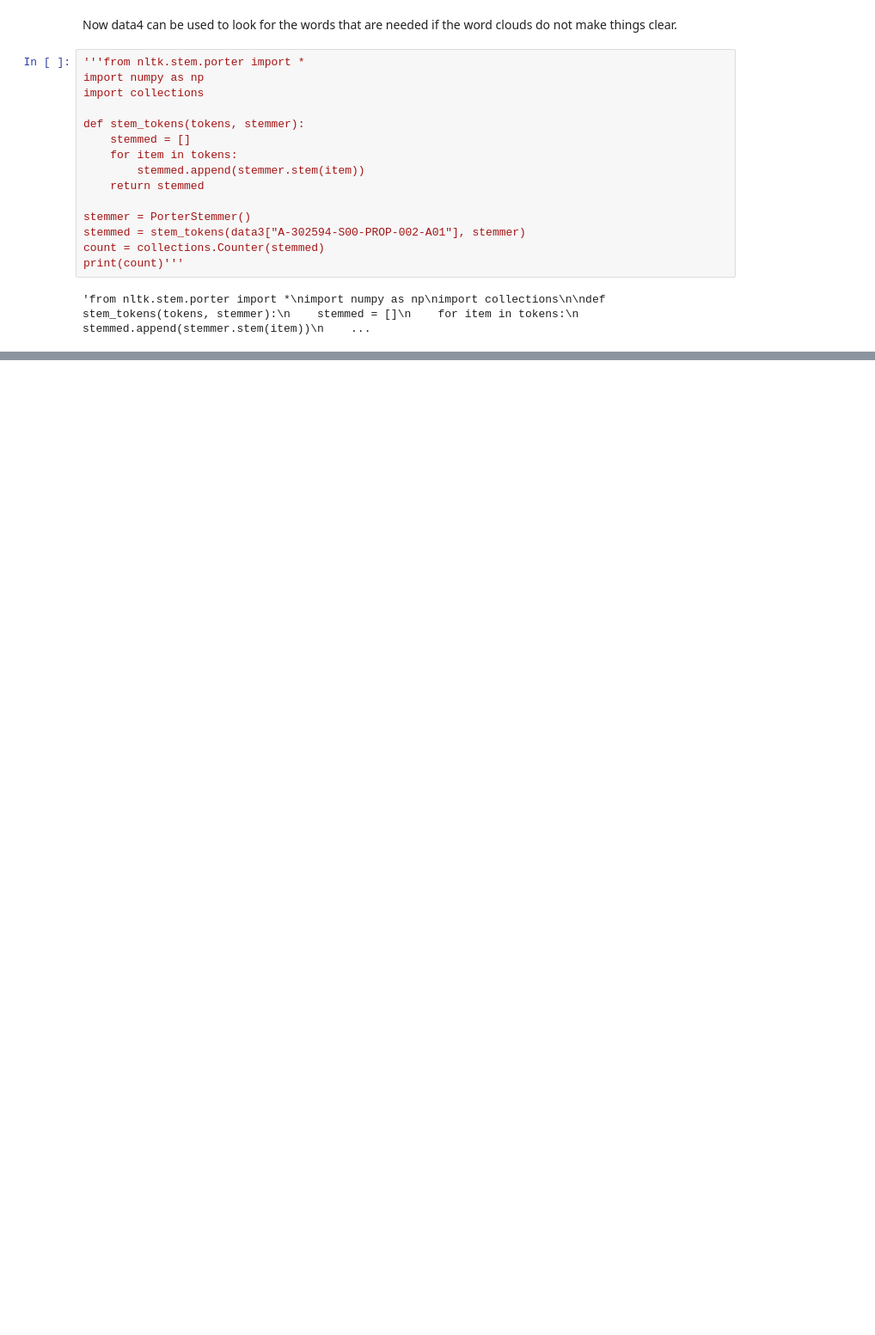
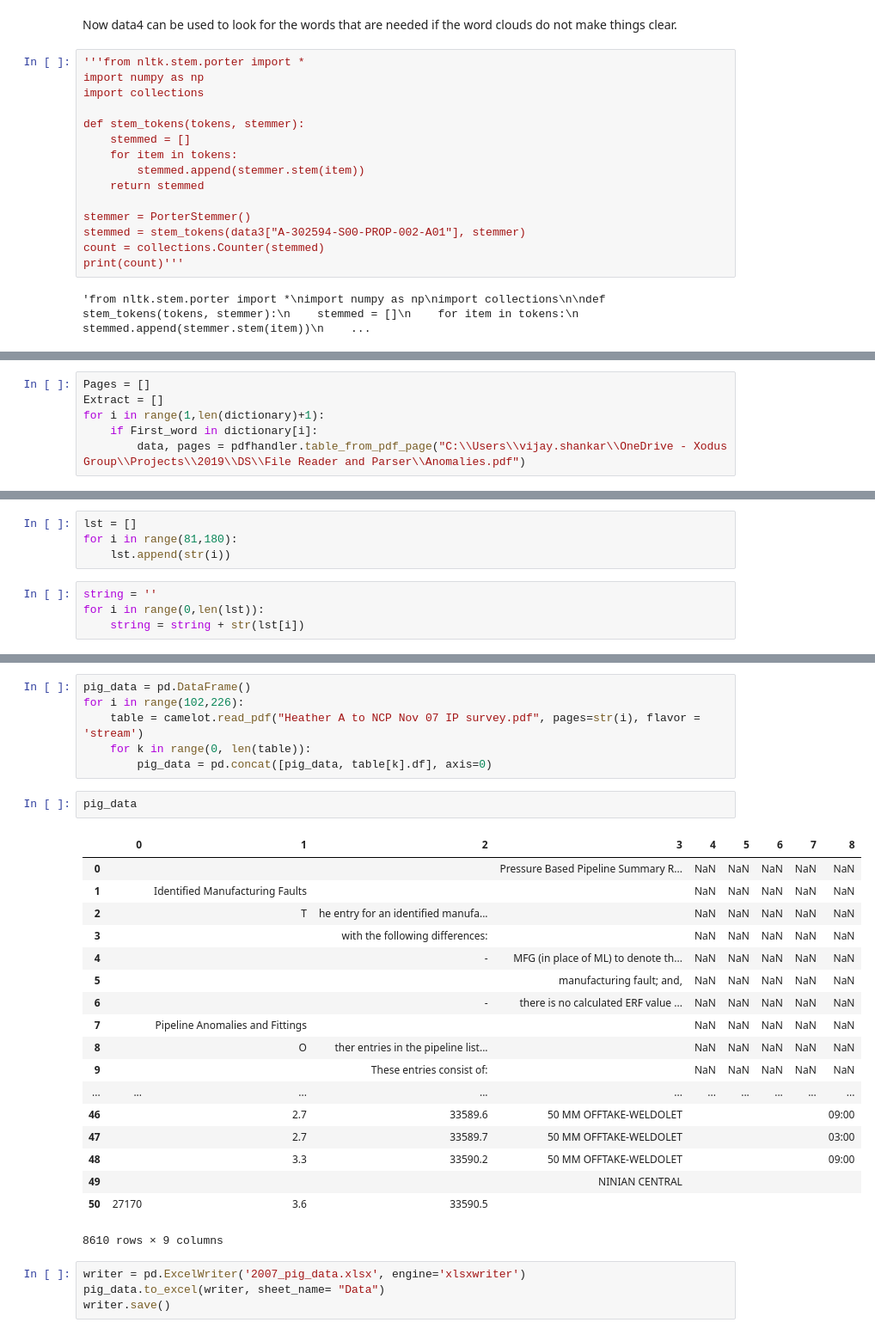
Before and after one commit to vslaser/Read_Analyse_pdf_docx, a Jupyter notebook: text_processor.ipynb, the cells around one changed output, grey strips where cells are left out. Shown at 86% size. Cells and saved outputs as stored; diff of their text form; blank space fills up the shorter version.

```diff
--- a/text_processor.ipynb
+++ b/text_processor.ipynb
@@ -259,0 +1082,6 @@ print(count)'''
+# %%
+Pages = []
+Extract = []
+for i in range(1,len(dictionary)+1):
+    if First_word in dictionary[i]:
+        data, pages = pdfhandler.table_from_pdf_page("C:\\Users\\vijay.shankar\\OneDrive - Xodus Group\\Projects\\2019\\DS\\File Reader and Parser\\Anomalies.pdf")
@@ -259,0 +1122,8 @@ print(count)'''
+# %%
+lst = []
+for i in range(81,180):
+    lst.append(str(i))
+# %%
+string = ''
+for i in range(0,len(lst)):
+    string = string + str(lst[i])
@@ -259,0 +1154,31 @@ print(count)'''
+# %%
+pig_data = pd.DataFrame()
+for i in range(102,226):
+    table = camelot.read_pdf("Heather A to NCP Nov 07 IP survey.pdf", pages=str(i), flavor = 'stream')
+    for k in range(0, len(table)):
+        pig_data = pd.concat([pig_data, table[k].df], axis=0)
+# %%
+pig_data
+# %% [output]
+|  | 0 | 1 | 2 | 3 | 4 | 5 | 6 | 7 | 8 |
+| 0 |  |  |  | Pressure Based Pipeline Summary R... | NaN | NaN | NaN | NaN | NaN |
+| 1 |  | Identified Manufacturing Faults |  |  | NaN | NaN | NaN | NaN | NaN |
+| 2 |  | T | he entry for an identified manufa... |  | NaN | NaN | NaN | NaN | NaN |
+| 3 |  |  | with the following differences: |  | NaN | NaN | NaN | NaN | NaN |
+| 4 |  |  | - | MFG (in place of ML) to denote th... | NaN | NaN | NaN | NaN | NaN |
+| 5 |  |  |  | manufacturing fault; and, | NaN | NaN | NaN | NaN | NaN |
+| 6 |  |  | - | there is no calculated ERF value ... | NaN | NaN | NaN | NaN | NaN |
+| 7 |  | Pipeline Anomalies and Fittings |  |  | NaN | NaN | NaN | NaN | NaN |
+| 8 |  | O | ther entries in the pipeline list... |  | NaN | NaN | NaN | NaN | NaN |
+| 9 |  |  | These entries consist of: |  | NaN | NaN | NaN | NaN | NaN |
+| ... | ... | ... | ... | ... | ... | ... | ... | ... | ... |
+| 46 |  | 2.7 | 33589.6 | 50 MM OFFTAKE-WELDOLET |  |  |  |  | 09:00 |
+| 47 |  | 2.7 | 33589.7 | 50 MM OFFTAKE-WELDOLET |  |  |  |  | 03:00 |
+| 48 |  | 3.3 | 33590.2 | 50 MM OFFTAKE-WELDOLET |  |  |  |  | 09:00 |
+| 49 |  |  |  | NINIAN CENTRAL |  |  |  |  |  |
+| 50 | 27170 | 3.6 | 33590.5 |  |  |  |  |  |  |
+8610 rows × 9 columns
+# %%
+writer = pd.ExcelWriter('2007_pig_data.xlsx', engine='xlsxwriter')
+pig_data.to_excel(writer, sheet_name= "Data")
+writer.save()
```
Also changed, not shown: parts of 181 cells of this notebook, 4 other files.
